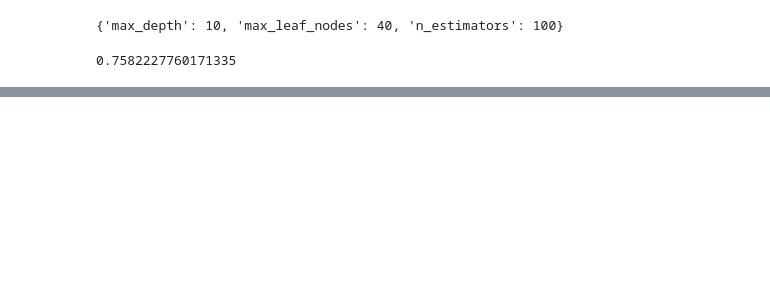
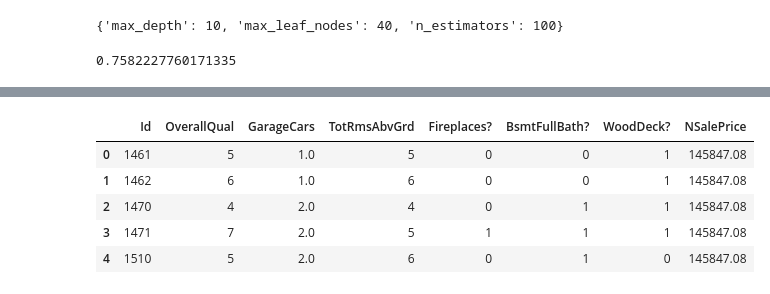
Before and after one commit to FelipeAvila2/ML-House-prices-Advanced-Regression, a Jupyter notebook: main.ipynb, the cells around one changed output, grey strips where cells are left out. Cells and saved outputs as stored; diff of their text form; code cells hidden in the pictures; blank space fills up the shorter version.

```diff
--- a/main.ipynb
+++ b/main.ipynb
@@ -860,0 +850,2 @@ grid_search.best_score_
+# %%
+new_data['WoodDeck?'] = new_data['WoodDeckSF'].apply(woodeck)
@@ -860,0 +859,11 @@ grid_search.best_score_
+# %%
+new_numericalfeat = new_data[['Id', 'OverallQual', 'GarageCars','TotRmsAbvGrd', 'Fireplaces?', 'BsmtFullBath?','WoodDeck?','NSalePrice']]
+# %%
+new_numericalfeat.head()
+# %% [output]
+|  | Id | OverallQual | GarageCars | TotRmsAbvGrd | Fireplaces? | BsmtFullBath? | WoodDeck? | NSalePrice |
+| 0 | 1461 | 5 | 1.0 | 5 | 0 | 0 | 1 | 145847.08 |
+| 1 | 1462 | 6 | 1.0 | 6 | 0 | 0 | 1 | 145847.08 |
+| 2 | 1470 | 4 | 2.0 | 4 | 0 | 1 | 1 | 145847.08 |
+| 3 | 1471 | 7 | 2.0 | 5 | 1 | 1 | 1 | 145847.08 |
+| 4 | 1510 | 5 | 2.0 | 6 | 0 | 1 | 0 | 145847.08 |
```
Also changed, not shown: parts of 47 cells of this notebook.
